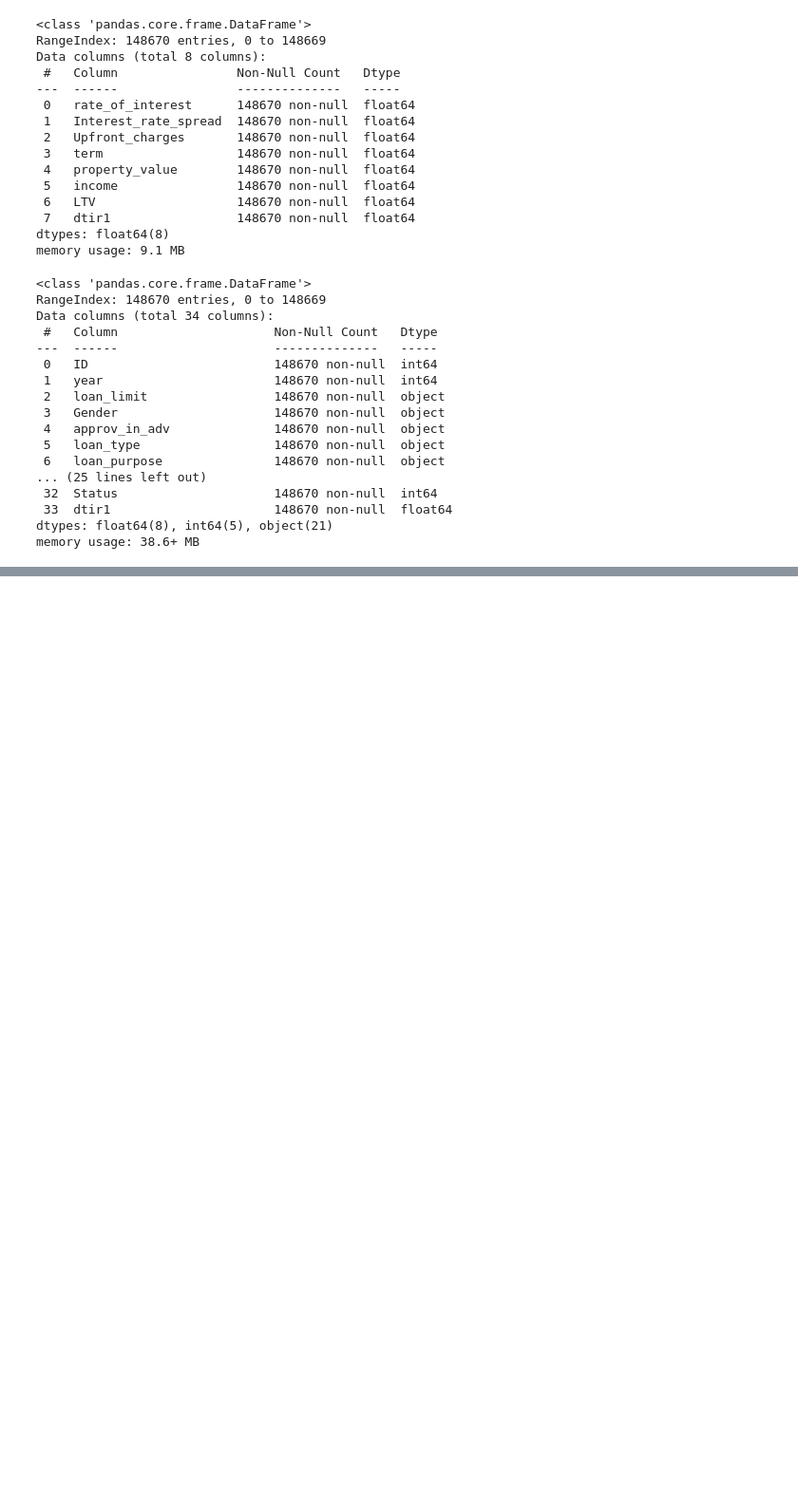
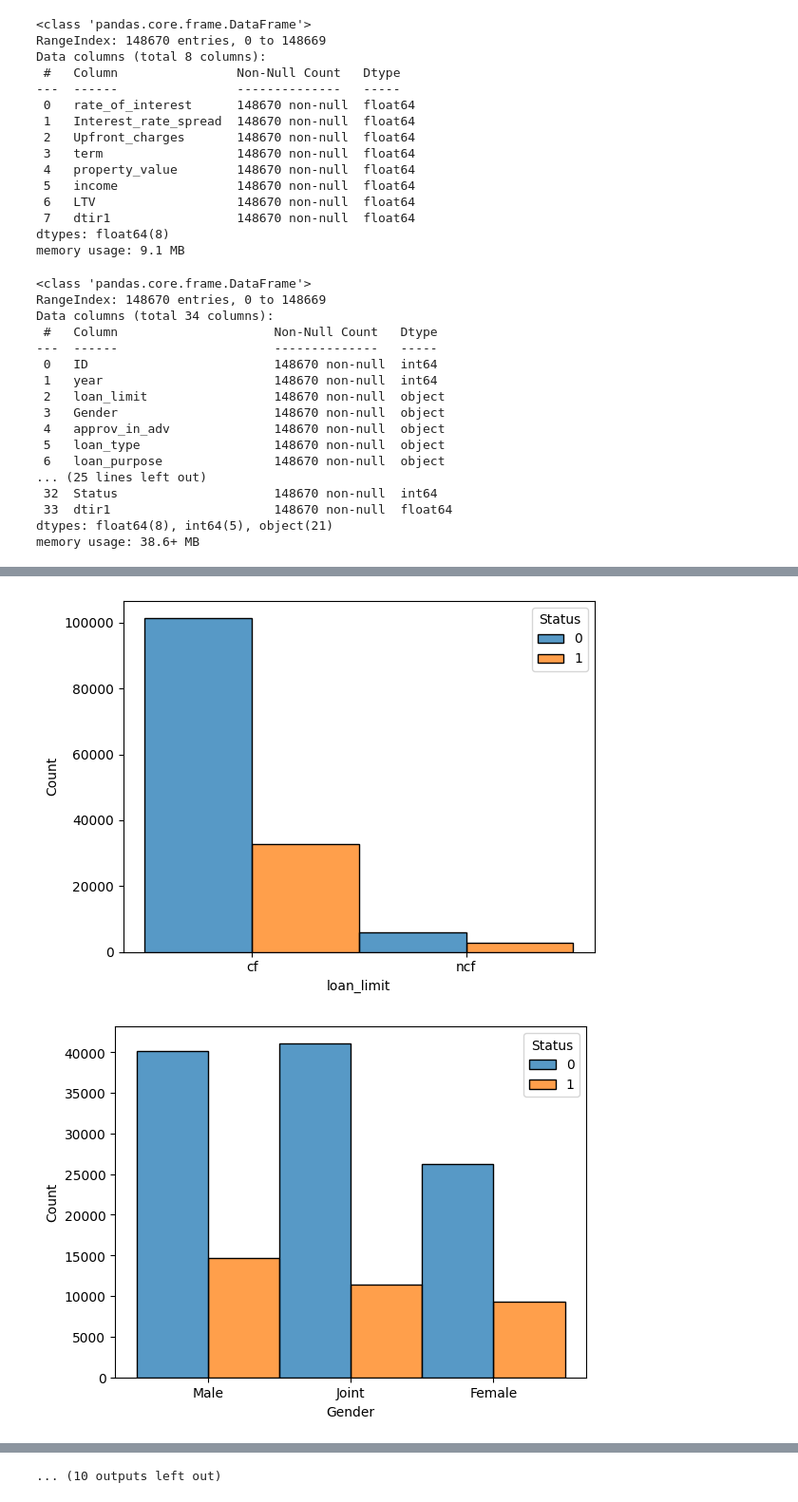
Before and after one commit to MATF-istrazivanje-podataka-1/2023_Data_Mining_Loans_Dataset, a Jupyter notebook: preprocessing/preprocessing.ipynb, the cells around one changed output, grey strips where cells are left out. Shown at 95% size. Saved outputs shown, nothing was run; the diff lists cells and outputs as text; code cells hidden in the pictures; blank space fills up the shorter version.

```diff
--- a/preprocessing/preprocessing.ipynb
+++ b/preprocessing/preprocessing.ipynb
@@ -303,0 +360,9 @@ X_train, X_test, _, _ = train_test_split(X, )
+# %%
+cat_cols = [col for col in df.columns if df[col].dtype == 'object']
+cat_cols.append('term')
+for col in cat_cols:
+    sns.histplot(data=df, x=col, hue='Status', multiple="dodge", bins=10)
+    plt.show()
+# %% [output]
+[figure, added]
+[figure, added]
@@ -303,0 +379 @@ X_train, X_test, _, _ = train_test_split(X, )
+... (10 outputs left out)
```
Also changed, not shown: parts of 13 cells of this notebook, 6 other files.
